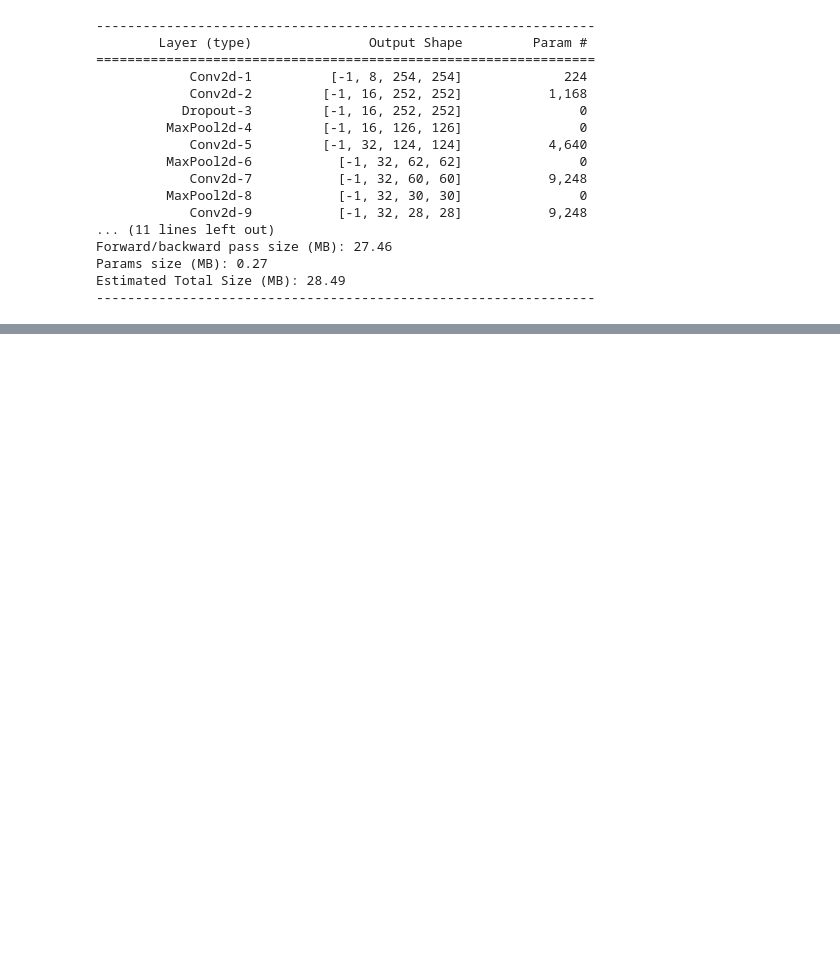
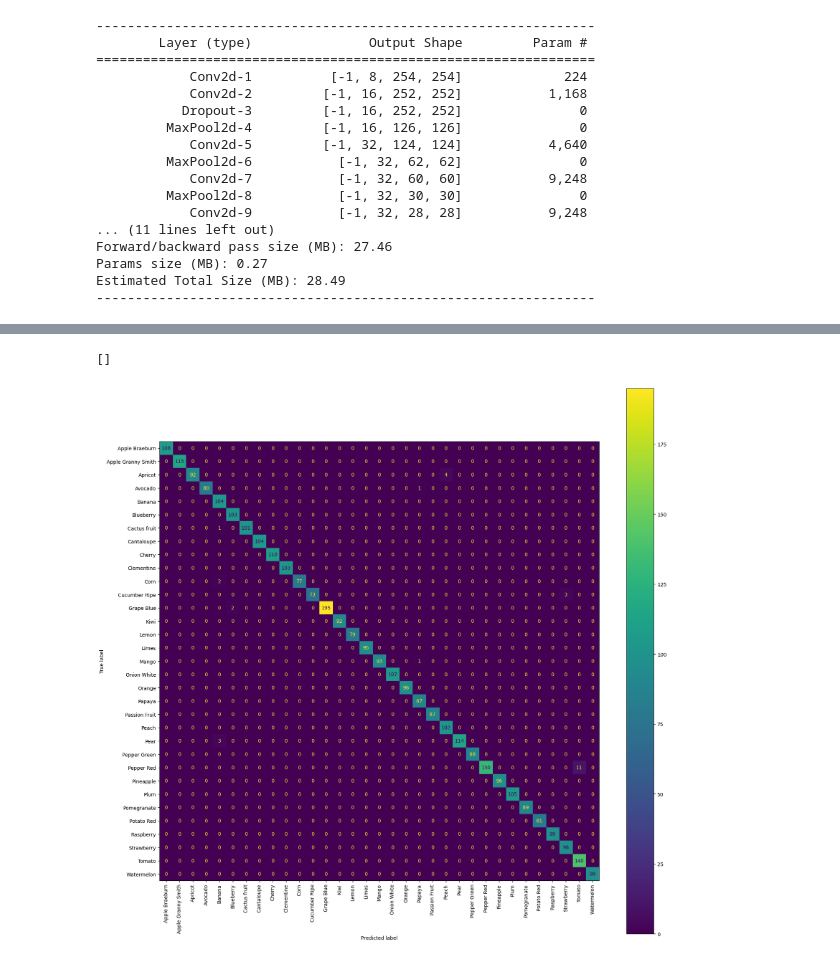
Before and after one commit to shaya-686/AI, a Jupyter notebook: fruit-classification.ipynb, the cells around one changed output, grey strips where cells are left out. Drawn from its saved outputs; the diff is of its cells as text; code cells hidden in the pictures; blank space fills up the shorter version.

```diff
--- a/fruit-classification.ipynb
+++ b/fruit-classification.ipynb
@@ -450,0 +450,21 @@ plt.plot()
+# %%
+model = model.to(device)
+model.eval()
+
+y_pred = []
+y_test = []
+
+with torch.no_grad():
+    for X, y in test_loader:
+        X = X.to(device)
+        y_pred_ = model(X)
+        y_pred_ = y_pred_.argmax(-1).cpu()
+        y_pred.extend(y_pred_)
+        y_test.extend(y)
+ConfusionMatrixDisplay.from_predictions(y_test, y_pred, display_labels=dataset.classes)
+plt.xticks(rotation=90)
+plt.gcf().set_size_inches(20, 20)
+plt.plot()
+# %% [output]
+[]
+[figure, added]
```
Also changed, not shown: parts of 5 cells of this notebook.
